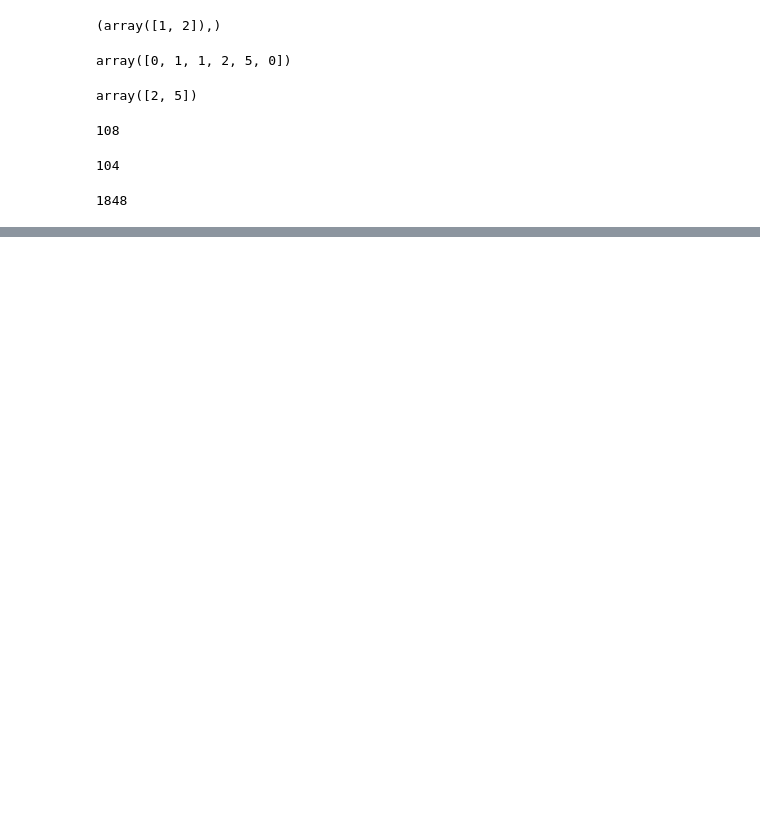
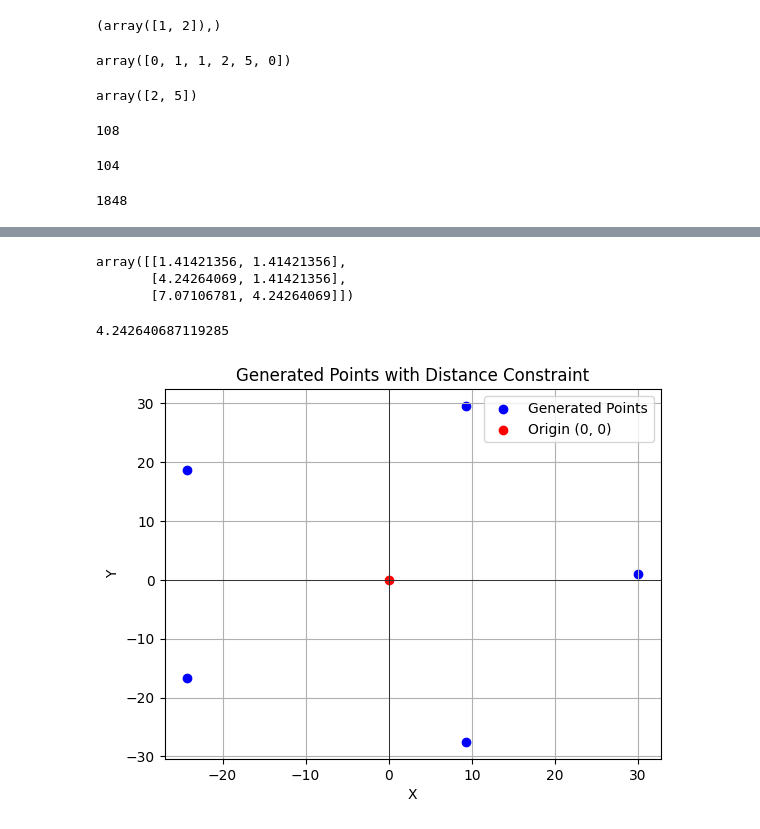
Before and after one commit to benrobaglia/D2D-PPO, a Jupyter notebook: Untitled.ipynb, the cells around one changed output, grey strips where cells are left out. Cells and saved outputs as stored; diff of their text form; code cells hidden in the pictures; blank space fills up the shorter version.

```diff
--- a/Untitled.ipynb
+++ b/Untitled.ipynb
@@ -735,0 +954,14 @@ n32
+# %%
+distance_matrix
+# %% [output]
+array([[1.41421356, 1.41421356],
+       [4.24264069, 1.41421356],
+       [7.07106781, 4.24264069]])
+# %%
+np.linalg.norm(A[1] - B[0])
+# %% [output]
+4.242640687119285
+# %%
+plot_points(points)
+# %% [output]
+[figure, added]
```
Also changed, not shown: parts of 126 cells of this notebook, 21 other files.
